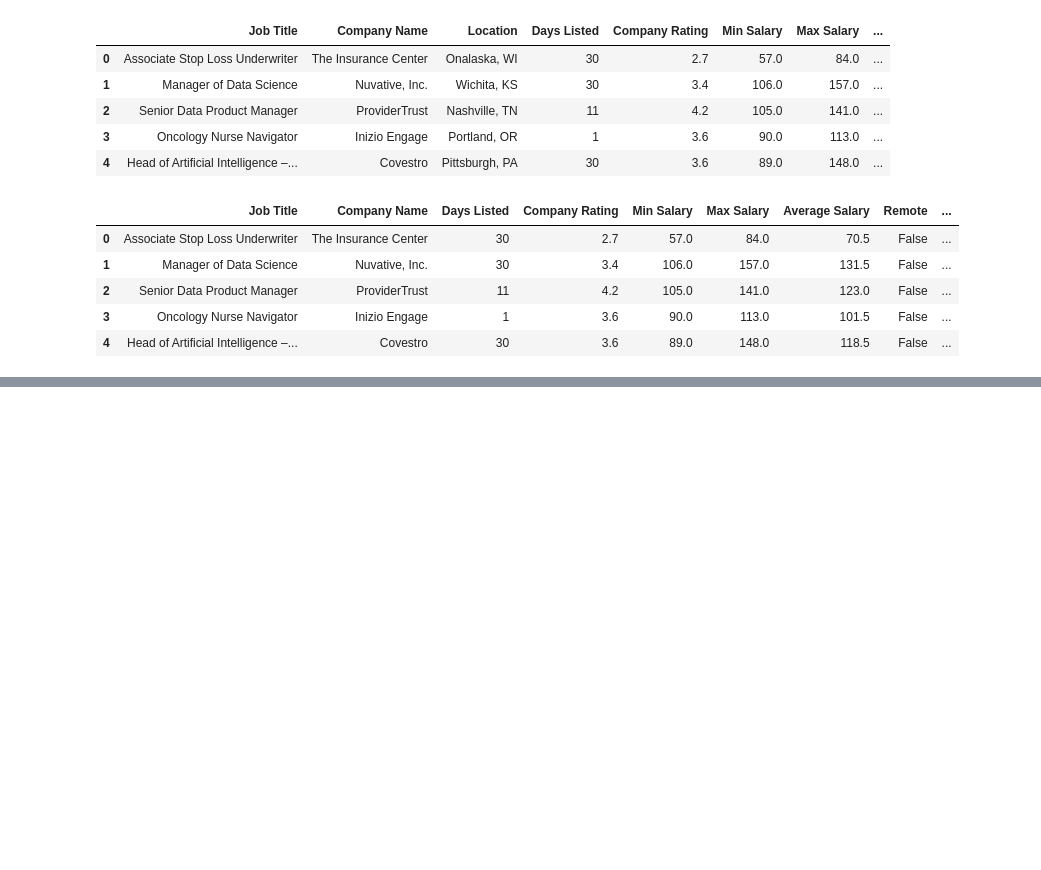
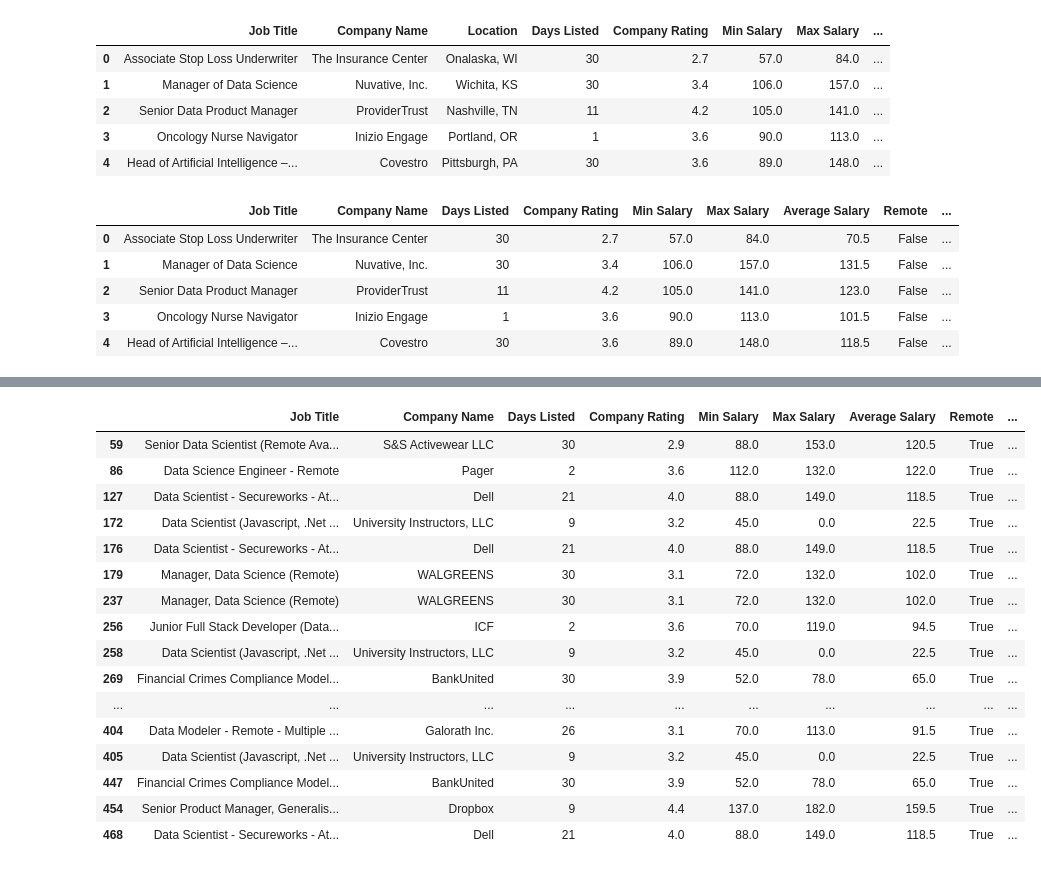
Before and after one commit to Robotrousers/Project3_JobsAnalysis, a Jupyter notebook: data_job_market.ipynb, the cells around one changed output, grey strips where cells are left out. Cells and saved outputs as stored; diff of their text form; code cells hidden in the pictures; blank space fills up the shorter version.

```diff
--- a/data_job_market.ipynb
+++ b/data_job_market.ipynb
@@ -218,0 +256,3 @@ check_df
+# %%
+chris_df = clean_df[clean_df['State'] != 'None']
+chris_df.info()
@@ -218,0 +277,4 @@ check_df
+# %%
+chris_df['Remote'] = chris_df['Job Title'].str.contains('^Remote', '')
+# chris_df.loc[chris_df['Remote'] == True, 'Remote'] = 'Remote'
+chris_df.info()
@@ -218,0 +308,4 @@ check_df
+# %%
+# Filter rows where 'Job Title' contains 'Remote' - there are 20 with remote in the job title
+filtered_df = chris_df[chris_df['Job Title'].str.contains(r'\bRemote\b', na=False, case=False)]
+filtered_df.info()
@@ -218,0 +330,20 @@ check_df
+# %%
+filtered_df
+# %% [output]
+|  | Job Title | Company Name | Days Listed | Company Rating | Min Salary | Max Salary | Average Salary | Remote | ... |
+| 59 | Senior Data Scientist (Remote Ava... | S&S Activewear LLC | 30 | 2.9 | 88.0 | 153.0 | 120.5 | True | ... |
+| 86 | Data Science Engineer - Remote | Pager | 2 | 3.6 | 112.0 | 132.0 | 122.0 | True | ... |
+| 127 | Data Scientist - Secureworks - At... | Dell | 21 | 4.0 | 88.0 | 149.0 | 118.5 | True | ... |
+| 172 | Data Scientist (Javascript, .Net ... | University Instructors, LLC | 9 | 3.2 | 45.0 | 0.0 | 22.5 | True | ... |
+| 176 | Data Scientist - Secureworks - At... | Dell | 21 | 4.0 | 88.0 | 149.0 | 118.5 | True | ... |
+| 179 | Manager, Data Science (Remote) | WALGREENS | 30 | 3.1 | 72.0 | 132.0 | 102.0 | True | ... |
+| 237 | Manager, Data Science (Remote) | WALGREENS | 30 | 3.1 | 72.0 | 132.0 | 102.0 | True | ... |
+| 256 | Junior Full Stack Developer (Data... | ICF | 2 | 3.6 | 70.0 | 119.0 | 94.5 | True | ... |
+| 258 | Data Scientist (Javascript, .Net ... | University Instructors, LLC | 9 | 3.2 | 45.0 | 0.0 | 22.5 | True | ... |
+| 269 | Financial Crimes Compliance Model... | BankUnited | 30 | 3.9 | 52.0 | 78.0 | 65.0 | True | ... |
+| ... | ... | ... | ... | ... | ... | ... | ... | ... | ... |
+| 404 | Data Modeler - Remote - Multiple ... | Galorath Inc. | 26 | 3.1 | 70.0 | 113.0 | 91.5 | True | ... |
+| 405 | Data Scientist (Javascript, .Net ... | University Instructors, LLC | 9 | 3.2 | 45.0 | 0.0 | 22.5 | True | ... |
+| 447 | Financial Crimes Compliance Model... | BankUnited | 30 | 3.9 | 52.0 | 78.0 | 65.0 | True | ... |
+| 454 | Senior Product Manager, Generalis... | Dropbox | 9 | 4.4 | 137.0 | 182.0 | 159.5 | True | ... |
+| 468 | Data Scientist - Secureworks - At... | Dell | 21 | 4.0 | 88.0 | 149.0 | 118.5 | True | ... |
```
Also changed, not shown: parts of 7 cells of this notebook, 1 other file.
